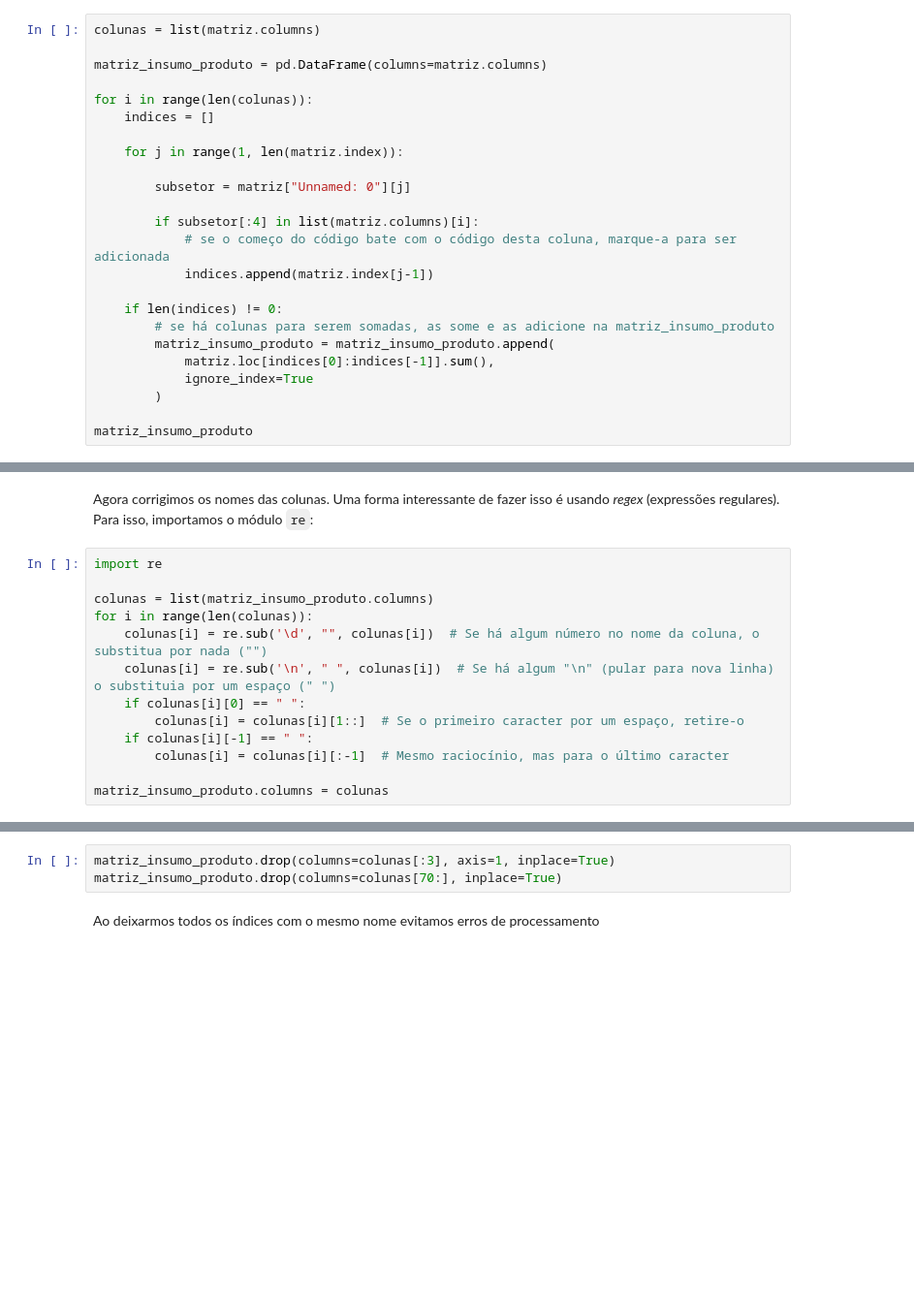
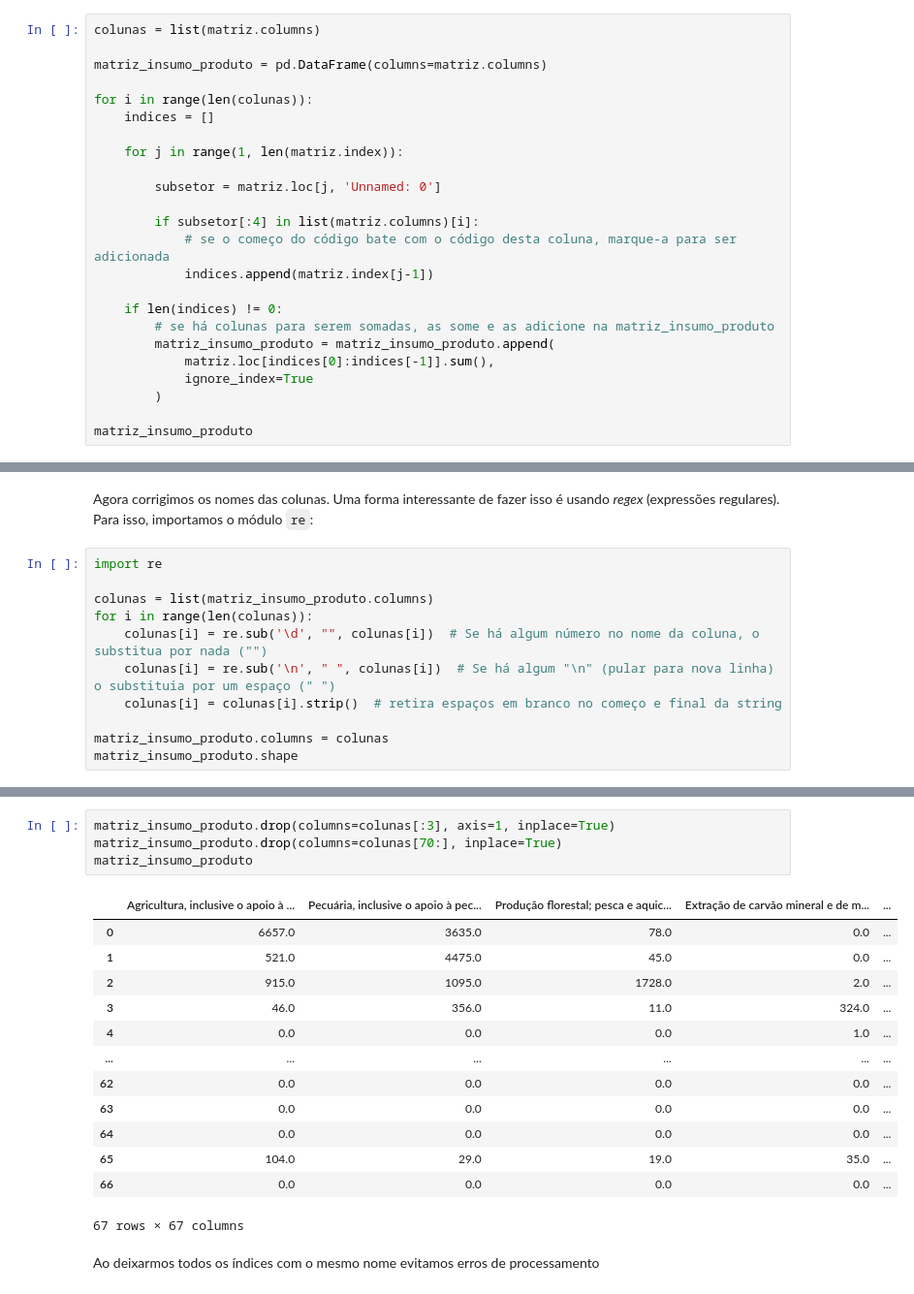
Before and after one commit to ArthurPavezzi-zz/analise-matriz-leontieff, a Jupyter notebook: analise.ipynb, the cells around one changed output, grey strips where cells are left out. Shown: that part at 97% size. Drawn from its saved outputs; the diff is of its cells as text; blank space fills up the shorter version.

```diff
--- a/analise.ipynb
+++ b/analise.ipynb
@@ -169,7 +169,7 @@ for i in range(len(colunas)):
 
     for j in range(1, len(matriz.index)):
 
-        subsetor = matriz["Unnamed: 0"][j]
+        subsetor = matriz.loc[j, 'Unnamed: 0']
 
         if subsetor[:4] in list(matriz.columns)[i]:
             # se o começo do código bate com o código desta coluna, marque-a para ser adicionada
@@ -206,9 +206,7 @@ colunas = list(matriz_insumo_produto.columns)
 for i in range(len(colunas)):
     colunas[i] = re.sub('\d', "", colunas[i])  # Se há algum número no nome da coluna, o substitua por nada ("")
     colunas[i] = re.sub('\n', " ", colunas[i])  # Se há algum "\n" (pular para nova linha) o substituia por um espaço (" ")
-    if colunas[i][0] == " ":
-        colunas[i] = colunas[i][1::]  # Se o primeiro caracter por um espaço, retire-o
-    if colunas[i][-1] == " ":
-        colunas[i] = colunas[i][:-1]  # Mesmo raciocínio, mas para o último caracter
+    colunas[i] = colunas[i].strip()  # retira espaços em branco no começo e final da string
 
 matriz_insumo_produto.columns = colunas
+matriz_insumo_produto.shape
@@ -231,6 +228,21 @@ Retiramos agora as três primeiras colunas
 # %%
 matriz_insumo_produto.drop(columns=colunas[:3], axis=1, inplace=True)
 matriz_insumo_produto.drop(columns=colunas[70:], inplace=True)
+matriz_insumo_produto
+# %% [output]
+|  | Agricultura, inclusive o apoio à ... | Pecuária, inclusive o apoio à pec... | Produção florestal; pesca e aquic... | Extração de carvão mineral e de m... | ... |
+| 0 | 6657.0 | 3635.0 | 78.0 | 0.0 | ... |
+| 1 | 521.0 | 4475.0 | 45.0 | 0.0 | ... |
+| 2 | 915.0 | 1095.0 | 1728.0 | 2.0 | ... |
+| 3 | 46.0 | 356.0 | 11.0 | 324.0 | ... |
+| 4 | 0.0 | 0.0 | 0.0 | 1.0 | ... |
+| ... | ... | ... | ... | ... | ... |
+| 62 | 0.0 | 0.0 | 0.0 | 0.0 | ... |
+| 63 | 0.0 | 0.0 | 0.0 | 0.0 | ... |
+| 64 | 0.0 | 0.0 | 0.0 | 0.0 | ... |
+| 65 | 104.0 | 29.0 | 19.0 | 35.0 | ... |
+| 66 | 0.0 | 0.0 | 0.0 | 0.0 | ... |
+67 rows × 67 columns
 # %% [markdown]
 Ao deixarmos todos os índices com o mesmo nome evitamos erros de processamento
 # %%
```
Also changed, not shown: parts of 6 cells of this notebook.
